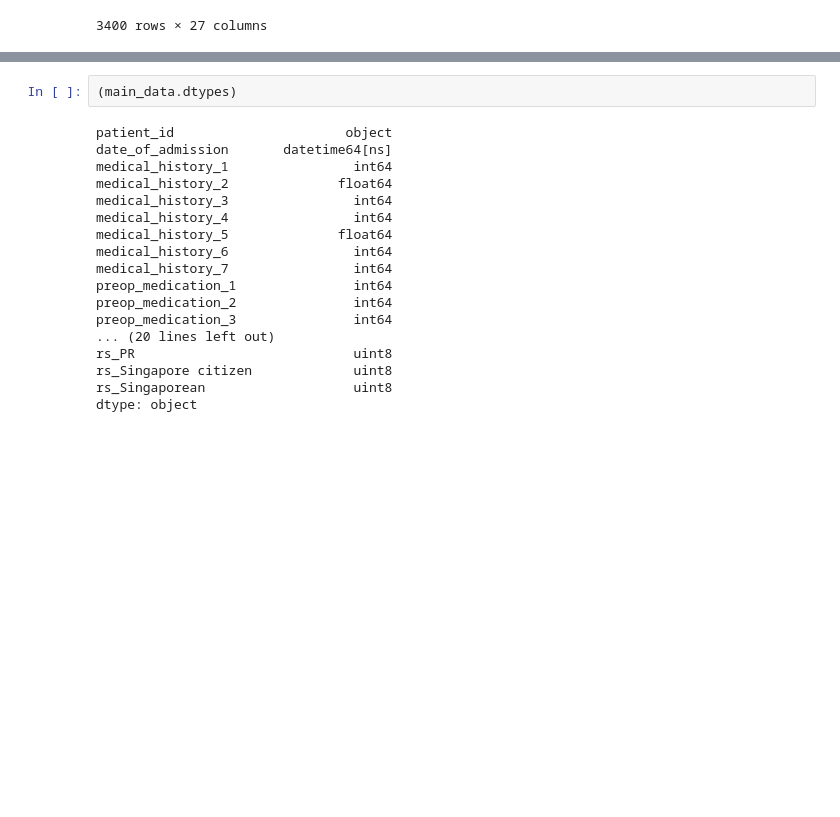
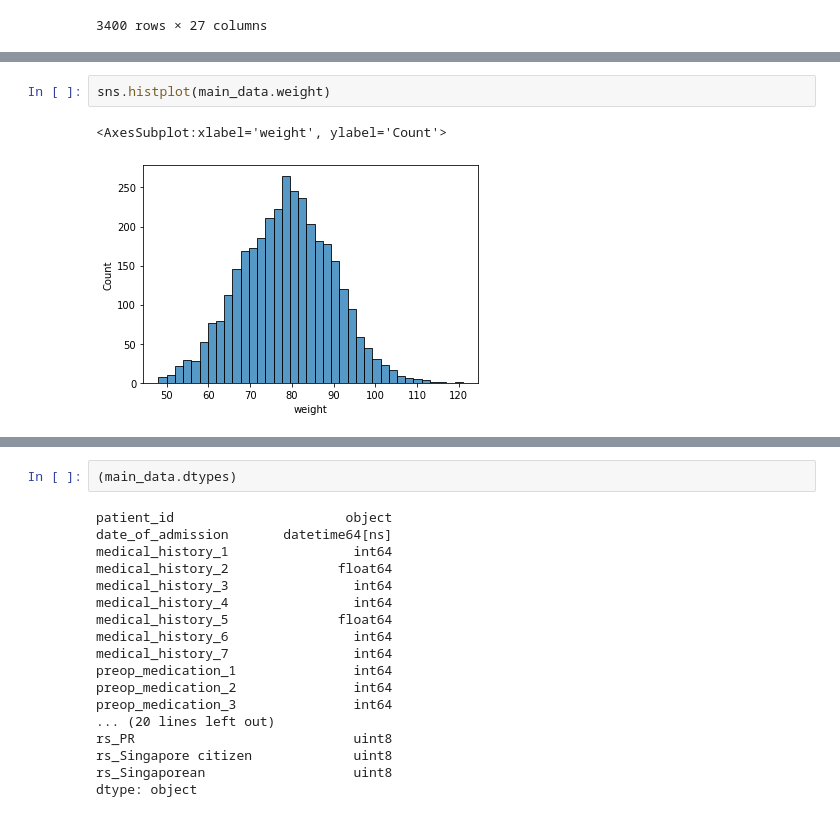
Before and after one commit to Jignesh012/Holmusk-Assignment, a Jupyter notebook: Final.ipynb, the cells around one changed output, grey strips where cells are left out. Drawn from its saved outputs; the diff is of its cells as text; blank space fills up the shorter version.

```diff
--- a/Final.ipynb
+++ b/Final.ipynb
@@ -357,0 +397,5 @@ main_data
+# %%
+sns.histplot(main_data.weight)
+# %% [output]
+<AxesSubplot:xlabel='weight', ylabel='Count'>
+[figure, added]
```
Also changed, not shown: parts of 51 cells of this notebook.
